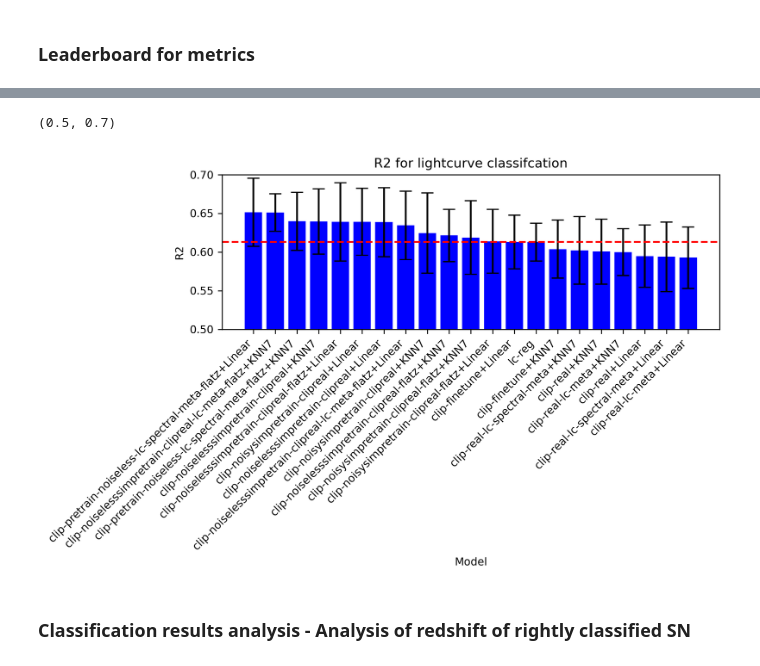
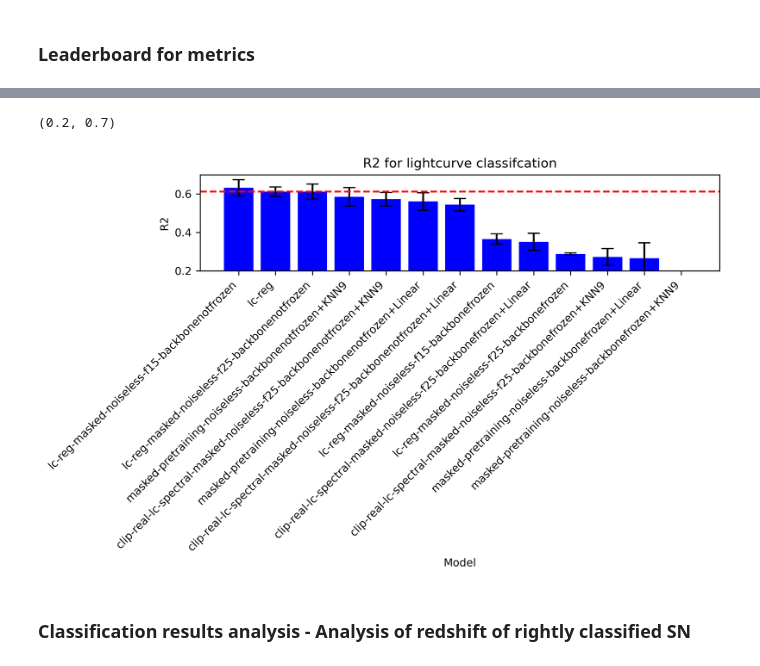
Before and after one commit to ThomasHelfer/multimodal-supernovae, a Jupyter notebook: plot_data.ipynb, the cells around one changed output, grey strips where cells are left out. Drawn from its saved outputs; the diff is of its cells as text; code cells hidden in the pictures.

```diff
--- a/plot_data.ipynb
+++ b/plot_data.ipynb
@@ -855,39 +967,39 @@ plt.savefig(f"overview-{variable_name}.pdf")
 variable_name = "R2"  # Choose [ L1	L2	R2	OLF]
 modality = "lightcurve"
 class_filter = 4.0
-remove_models = ["five", "three"]
+remove_models = ["lc-reg", "masked"]
 pattern = "|".join(remove_models)
 # Remove rows where the 'Model' column contains any of the strings in remove_models
 
 # ========================
 
 lc_reg_mean = reg_mean[reg_mean["Combination"] == modality]  # .drop(columns=dropcols)
 lc_reg_std = reg_std[reg_std["Combination"] == modality]  # .drop(columns=dropcols)
-lc_reg_mean = lc_reg_mean[~lc_reg_mean["Model"].str.contains(pattern)].reset_index()
-lc_reg_std = lc_reg_std[~lc_reg_std["Model"].str.contains(pattern)].reset_index()
+lc_reg_mean = lc_reg_mean[lc_reg_mean["Model"].str.contains(pattern)].reset_index()
+lc_reg_std = lc_reg_std[lc_reg_std["Model"].str.contains(pattern)].reset_index()
 
 lc_reg_mean = lc_reg_mean.sort_values(by=variable_name, ascending=False)
 lc_reg_std = lc_reg_std.loc[lc_reg_mean.index]
 plt.figure(figsize=(8, 5), dpi=300)
 plt.bar(
     lc_reg_mean["Model"],
     lc_reg_mean[variable_name],
     yerr=lc_reg_std[variable_name],
     capsize=5,
     color="blue",
 )
 ref_val = lc_reg_mean[variable_name][lc_reg_mean["Model"] == "lc-reg"].item()
 plt.axhline(y=ref_val, color="r", linestyle="--", label="y=10")
 
 plt.xlabel("Model")
 plt.ylabel(variable_name)
 plt.title(f"{variable_name} for lightcurve classifcation")
 plt.xticks(rotation=45, ha="right")
 plt.tight_layout()
-plt.ylim(0.5, 0.7)
+plt.ylim(0.2, 0.7)
 # %% [output]
-(0.5, 0.7)
+(0.2, 0.7)
-[figure, old version]
+[figure, new version]
 # %% [markdown]
 ### Classification results analysis - Analysis of redshift of rightly classified SN
 # %%
```
Also changed, not shown: parts of 13 cells of this notebook.
